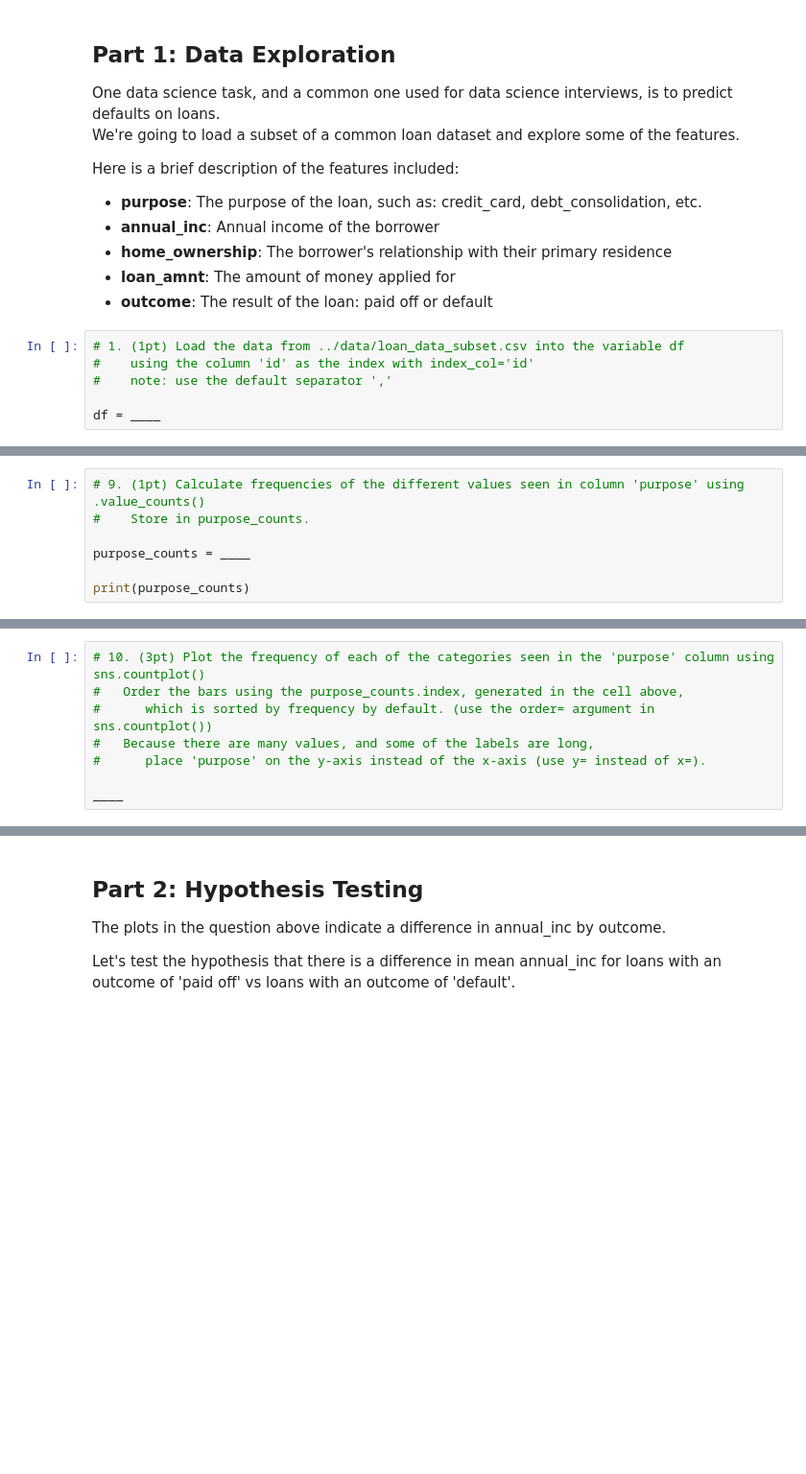
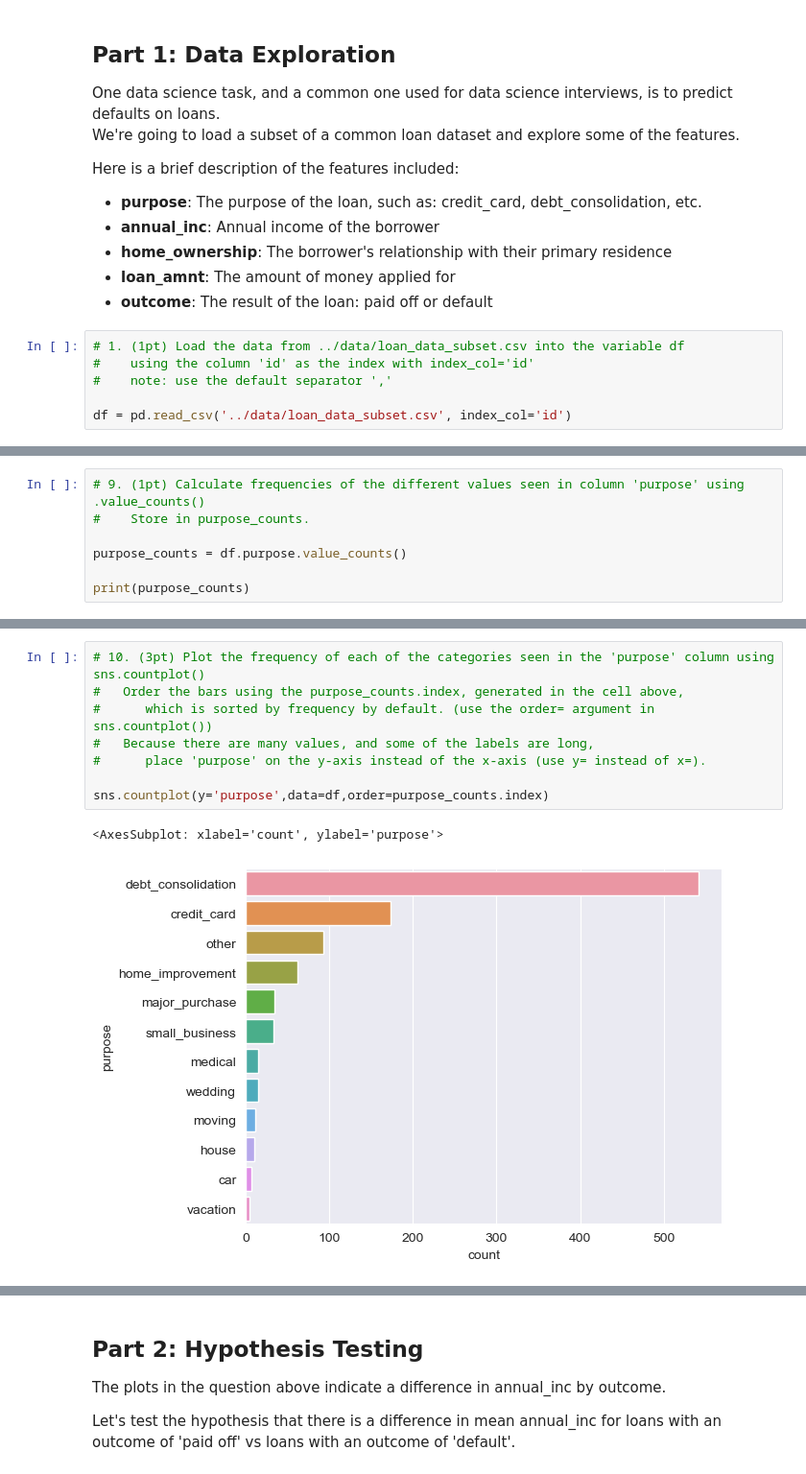
Before and after one commit to clarissarjtai/eods-f22-hw1, a Jupyter notebook: notebooks/Homework_1-rt2822.ipynb, the cells around one changed output, grey strips where cells are left out. Shown at 96% size. Cells and saved outputs as stored; diff of their text form; blank space fills up the shorter version.

```diff
--- a/notebooks/Homework_1-rt2822.ipynb
+++ b/notebooks/Homework_1-rt2822.ipynb
@@ -46,7 +46,7 @@ Here is a brief description of the features included:
 #    using the column 'id' as the index with index_col='id'
 #    note: use the default separator ','
 
-df = ____
+df = pd.read_csv('../data/loan_data_subset.csv', index_col='id')
 # %%
 # 2. (1pt) Using .shape, how many rows and columns does the dataset have?
 
@@ -89,6 +126,6 @@ print(f'{mean_annual_inc = :0.2f}')
 # 9. (1pt) Calculate frequencies of the different values seen in column 'purpose' using .value_counts()
 #    Store in purpose_counts.
 
-purpose_counts = ____
+purpose_counts = df.purpose.value_counts()
 
 print(purpose_counts)
@@ -95,11 +146,14 @@ print(purpose_counts)
 # %%
 # 10. (3pt) Plot the frequency of each of the categories seen in the 'purpose' column using sns.countplot()
 #   Order the bars using the purpose_counts.index, generated in the cell above,
 #      which is sorted by frequency by default. (use the order= argument in sns.countplot())
 #   Because there are many values, and some of the labels are long,
 #      place 'purpose' on the y-axis instead of the x-axis (use y= instead of x=).
 
-____
+sns.countplot(y='purpose',data=df,order=purpose_counts.index)
+# %% [output]
+<AxesSubplot: xlabel='count', ylabel='purpose'>
+[figure, added]
 # %%
 # 11. (2pt) What is the mean loan_amnt for each category in purpose?
 #     Use groupby()
```
Also changed, not shown: parts of 20 cells of this notebook, 1 other file.
